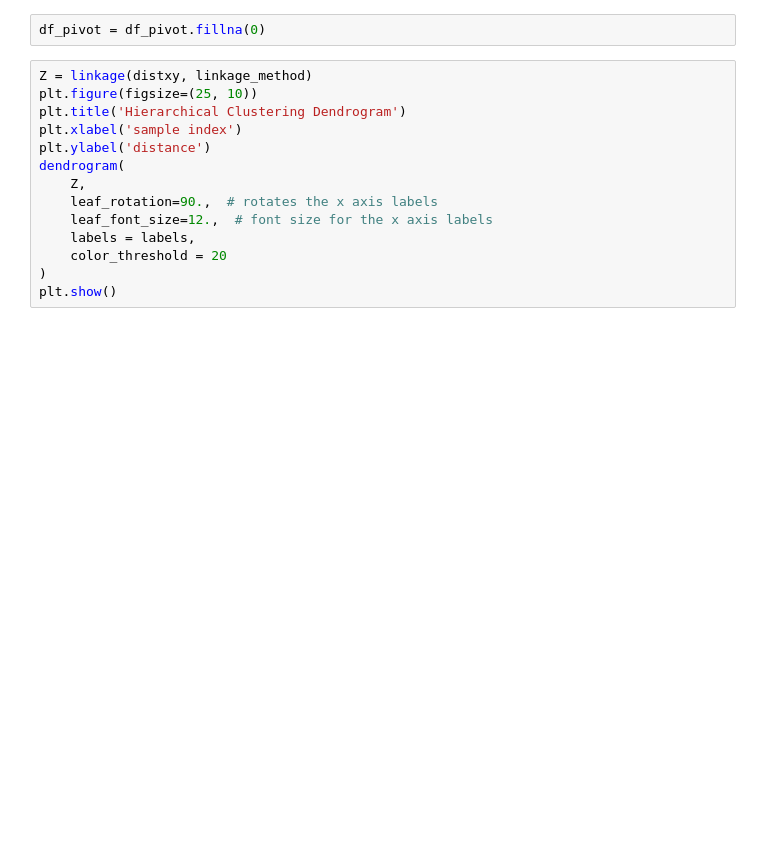
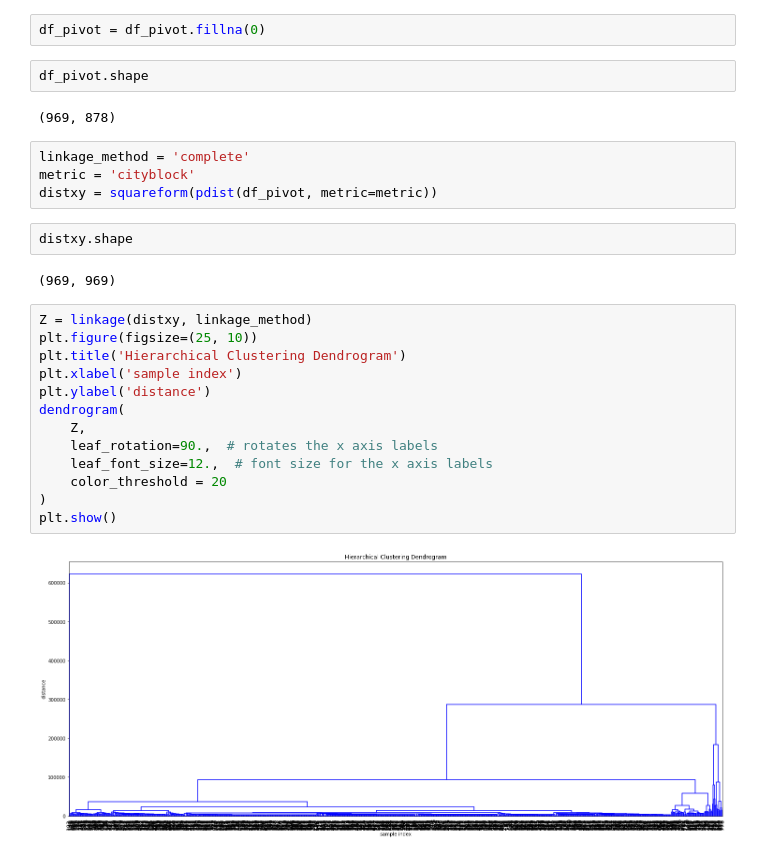
Before and after one commit to joannabate/commute, a Jupyter notebook: EDA.ipynb, the cells around one changed output. Cells and saved outputs as stored; diff of their text form; blank space fills up the shorter version.

```diff
--- a/EDA.ipynb
+++ b/EDA.ipynb
@@ -14,17 +35,30 @@ df_commute = df_commute.head(1000)
 df_pivot = df_commute.pivot(index='OFIPS', columns='DFIPS', values='FLOW')
 # %%
 df_pivot = df_pivot.fillna(0)
+# %%
+df_pivot.shape
+# %% [output]
+(969, 878)
+# %%
+linkage_method = 'complete'
+metric = 'cityblock'
+distxy = squareform(pdist(df_pivot, metric=metric))
+# %%
+distxy.shape
+# %% [output]
+(969, 969)
 # %%
 Z = linkage(distxy, linkage_method)
 plt.figure(figsize=(25, 10))
 plt.title('Hierarchical Clustering Dendrogram')
 plt.xlabel('sample index')
 plt.ylabel('distance')
 dendrogram(
     Z,
     leaf_rotation=90.,  # rotates the x axis labels
     leaf_font_size=12.,  # font size for the x axis labels
-    labels = labels,
     color_threshold = 20
 )
 plt.show()
+# %% [output]
+[figure, added]
```
Also changed, not shown: parts of 1 cell of this notebook.
